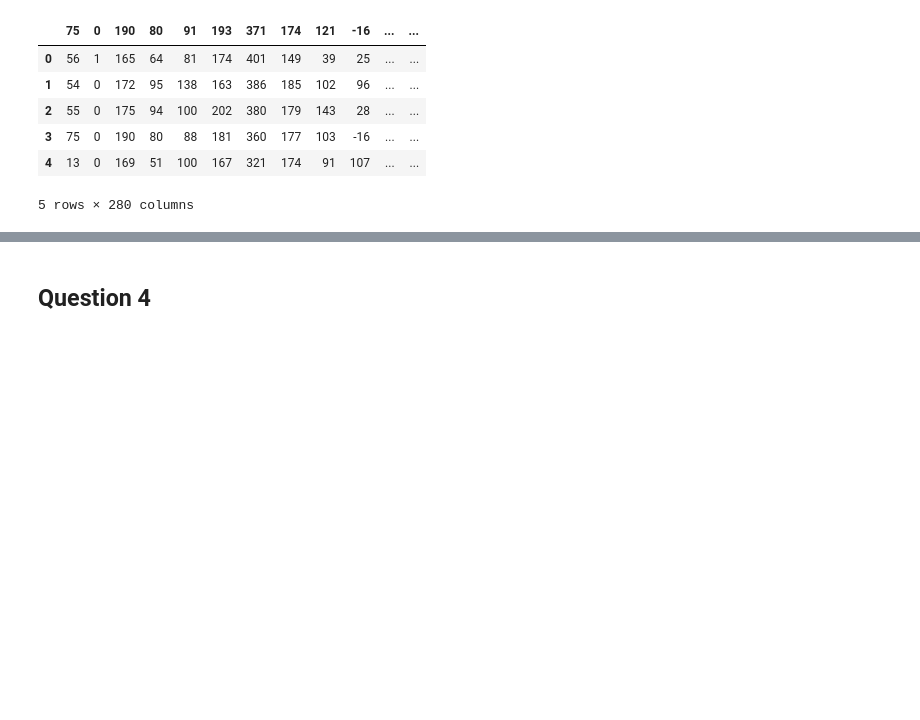
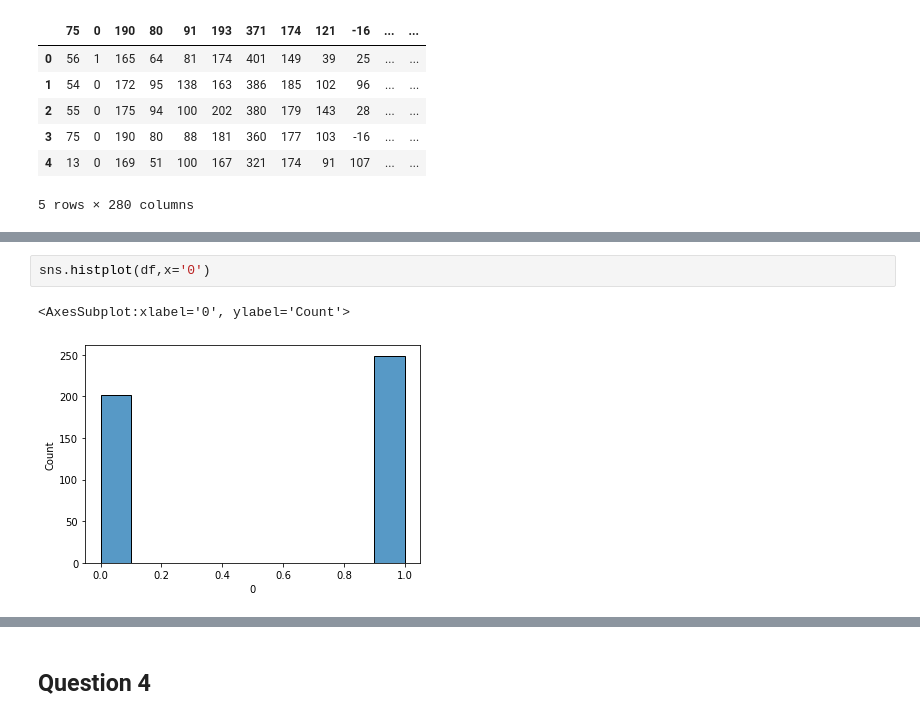
Before and after one commit to juliezhu212/Data-Science-Lab, a Jupyter notebook: Lab 1/Lab1.ipynb, the cells around one changed output, grey strips where cells are left out. Drawn from its saved outputs; the diff is of its cells as text; blank space fills up the shorter version.

```diff
--- a/Lab 1/Lab1.ipynb
+++ b/Lab 1/Lab1.ipynb
@@ -48,0 +78,5 @@ df.head()
+# %%
+sns.histplot(df,x='0')
+# %% [output]
+<AxesSubplot:xlabel='0', ylabel='Count'>
+[figure, added]
```
Also changed, not shown: parts of 7 cells of this notebook.
